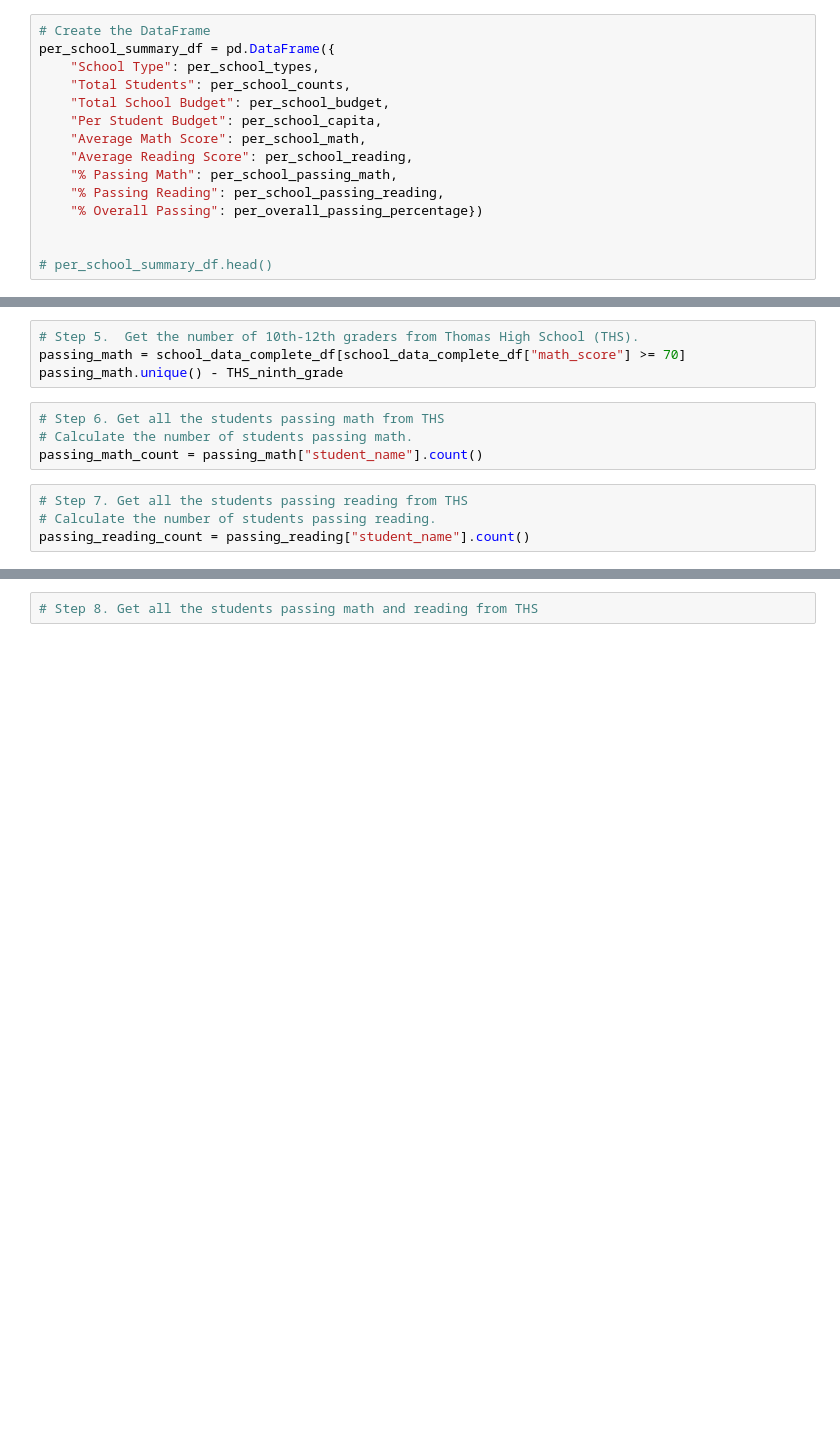
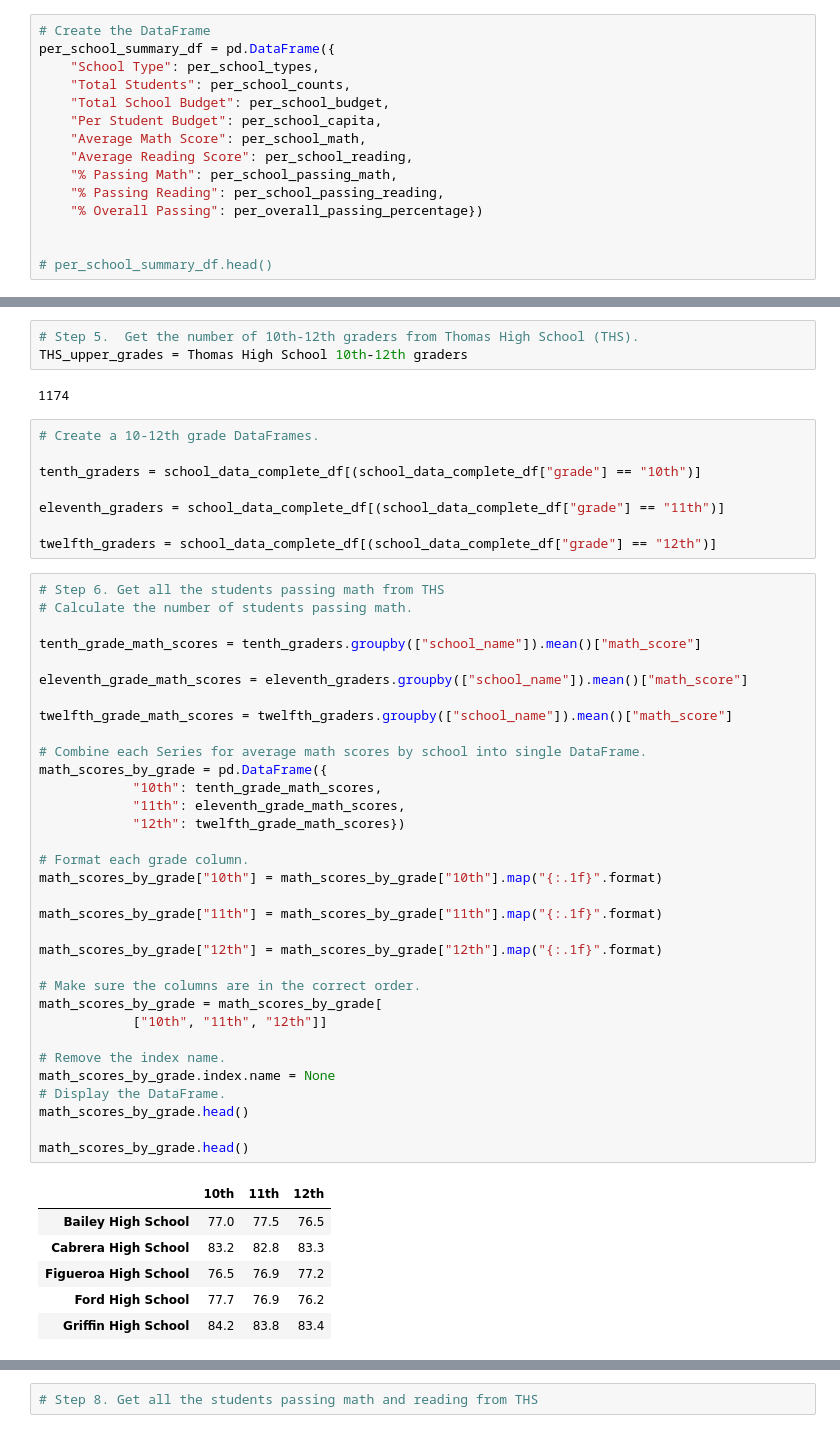
Before and after one commit to sonjaynicolay/School_District_Analysis, a Jupyter notebook: PyCitySchool_Challenge_testing.ipynb, the cells around one changed output, grey strips where cells are left out. Drawn from its saved outputs; the diff is of its cells as text; blank space fills up the shorter version.

Commit message:
adding dataframes

```diff
--- a/PyCitySchool_Challenge_testing.ipynb
+++ b/PyCitySchool_Challenge_testing.ipynb
@@ -260,12 +283,53 @@ per_school_summary_df
 # %%
 # Step 5.  Get the number of 10th-12th graders from Thomas High School (THS).
-passing_math = school_data_complete_df[school_data_complete_df["math_score"] >= 70]
-passing_math.unique() - THS_ninth_grade
+THS_upper_grades = Thomas High School 10th-12th graders
+# %% [output]
+1174
-# %%
-# Step 6. Get all the students passing math from THS
-# Calculate the number of students passing math.
-passing_math_count = passing_math["student_name"].count()
-# %%
-# Step 7. Get all the students passing reading from THS
-# Calculate the number of students passing reading.
-passing_reading_count = passing_reading["student_name"].count()
+# %%
+# Create a 10-12th grade DataFrames.
+
+tenth_graders = school_data_complete_df[(school_data_complete_df["grade"] == "10th")]
+
+eleventh_graders = school_data_complete_df[(school_data_complete_df["grade"] == "11th")]
+
+twelfth_graders = school_data_complete_df[(school_data_complete_df["grade"] == "12th")]
+# %%
+# Step 6. Get all the students passing math from THS
+# Calculate the number of students passing math.
+
+tenth_grade_math_scores = tenth_graders.groupby(["school_name"]).mean()["math_score"]
+
+eleventh_grade_math_scores = eleventh_graders.groupby(["school_name"]).mean()["math_score"]
+
+twelfth_grade_math_scores = twelfth_graders.groupby(["school_name"]).mean()["math_score"]
+
+# Combine each Series for average math scores by school into single DataFrame.
+math_scores_by_grade = pd.DataFrame({
+            "10th": tenth_grade_math_scores,
+            "11th": eleventh_grade_math_scores,
+            "12th": twelfth_grade_math_scores})
+
+# Format each grade column.
+math_scores_by_grade["10th"] = math_scores_by_grade["10th"].map("{:.1f}".format)
+
+math_scores_by_grade["11th"] = math_scores_by_grade["11th"].map("{:.1f}".format)
+
+math_scores_by_grade["12th"] = math_scores_by_grade["12th"].map("{:.1f}".format)
+
+# Make sure the columns are in the correct order.
+math_scores_by_grade = math_scores_by_grade[
+            ["10th", "11th", "12th"]]
+
+# Remove the index name.
+math_scores_by_grade.index.name = None
+# Display the DataFrame.
+math_scores_by_grade.head()
+
+math_scores_by_grade.head()
+# %% [output]
+|  | 10th | 11th | 12th |
+| Bailey High School | 77.0 | 77.5 | 76.5 |
+| Cabrera High School | 83.2 | 82.8 | 83.3 |
+| Figueroa High School | 76.5 | 76.9 | 77.2 |
+| Ford High School | 77.7 | 76.9 | 76.2 |
+| Griffin High School | 84.2 | 83.8 | 83.4 |
```
Also changed, not shown: parts of 3 cells of this notebook.
